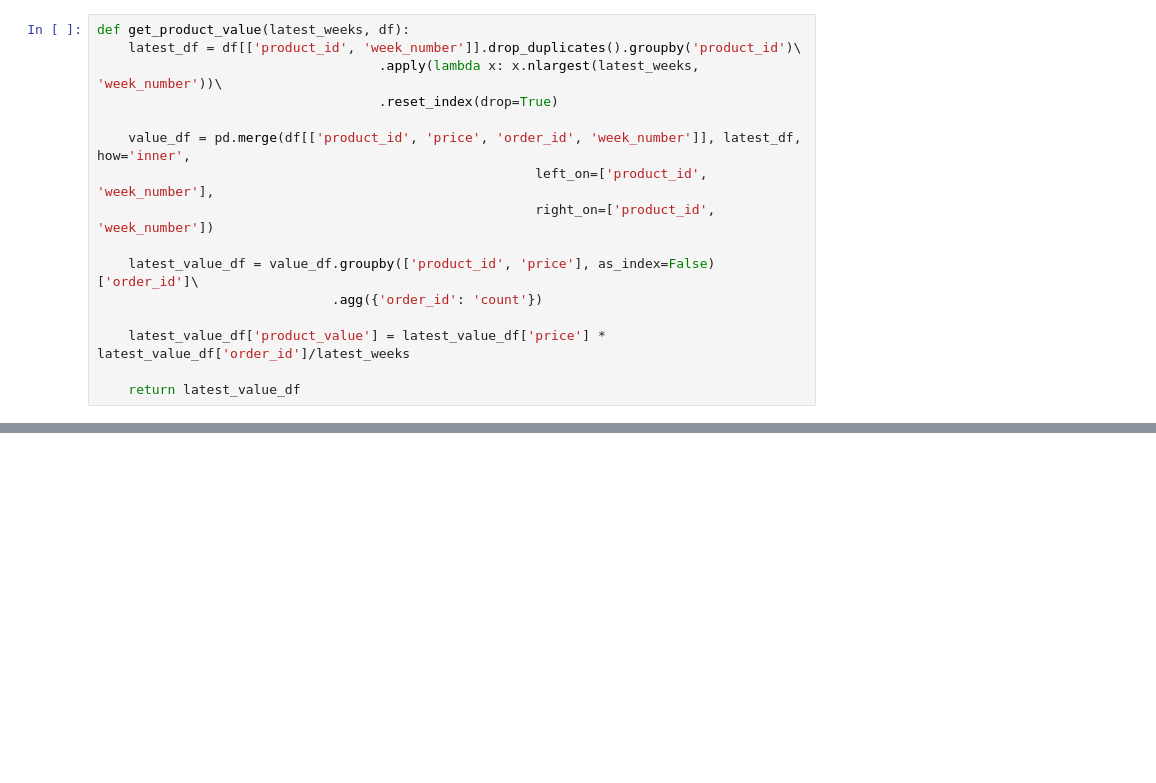
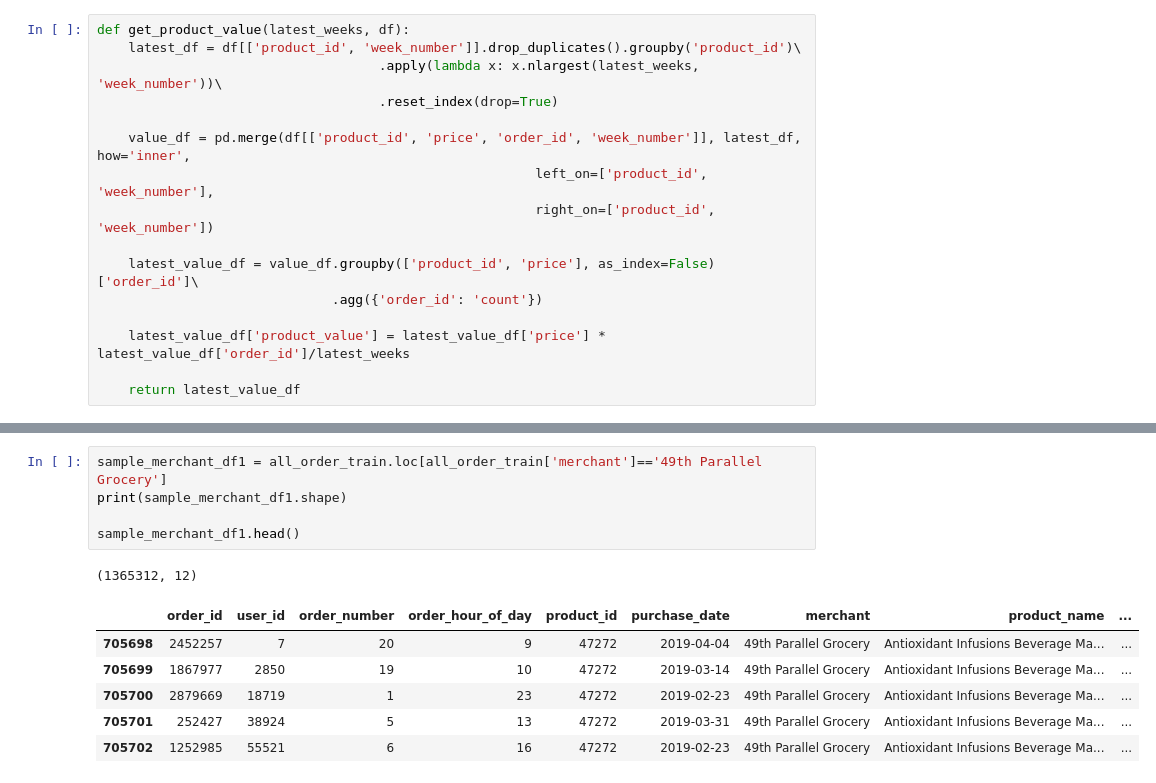
Before and after one commit to hanhanwu/Hanhan_Break_the_Limits, a Jupyter notebook: Bank_Fantasy/Golden_Bridge/recommendation_experiments/popularity_recommendation.ipynb, the cells around one changed output, grey strips where cells are left out. Cells and saved outputs as stored; diff of their text form; blank space fills up the shorter version.

```diff
--- a/Bank_Fantasy/Golden_Bridge/recommendation_experiments/popularity_recommendation.ipynb
+++ b/Bank_Fantasy/Golden_Bridge/recommendation_experiments/popularity_recommendation.ipynb
@@ -121,0 +200,13 @@ latest_value_df.head()
+# %%
+sample_merchant_df1 = all_order_train.loc[all_order_train['merchant']=='49th Parallel Grocery']
+print(sample_merchant_df1.shape)
+
+sample_merchant_df1.head()
+# %% [output]
+(1365312, 12)
+|  | order_id | user_id | order_number | order_hour_of_day | product_id | purchase_date | merchant | product_name | ... |
+| 705698 | 2452257 | 7 | 20 | 9 | 47272 | 2019-04-04 | 49th Parallel Grocery | Antioxidant Infusions Beverage Ma... | ... |
+| 705699 | 1867977 | 2850 | 19 | 10 | 47272 | 2019-03-14 | 49th Parallel Grocery | Antioxidant Infusions Beverage Ma... | ... |
+| 705700 | 2879669 | 18719 | 1 | 23 | 47272 | 2019-02-23 | 49th Parallel Grocery | Antioxidant Infusions Beverage Ma... | ... |
+| 705701 | 252427 | 38924 | 5 | 13 | 47272 | 2019-03-31 | 49th Parallel Grocery | Antioxidant Infusions Beverage Ma... | ... |
+| 705702 | 1252985 | 55521 | 6 | 16 | 47272 | 2019-02-23 | 49th Parallel Grocery | Antioxidant Infusions Beverage Ma... | ... |
```
Also changed, not shown: parts of 17 cells of this notebook.
